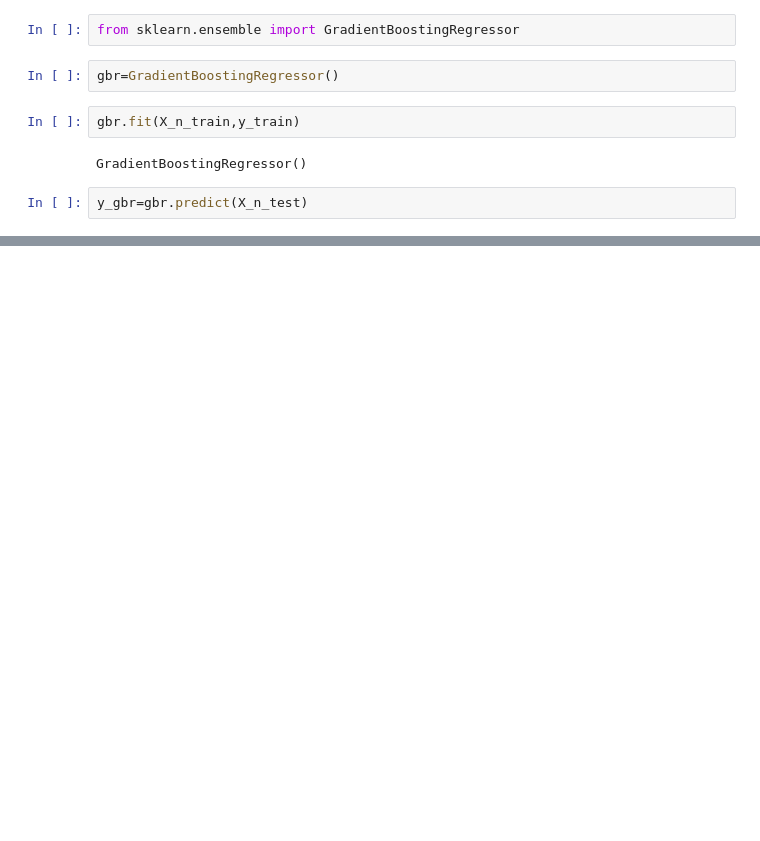
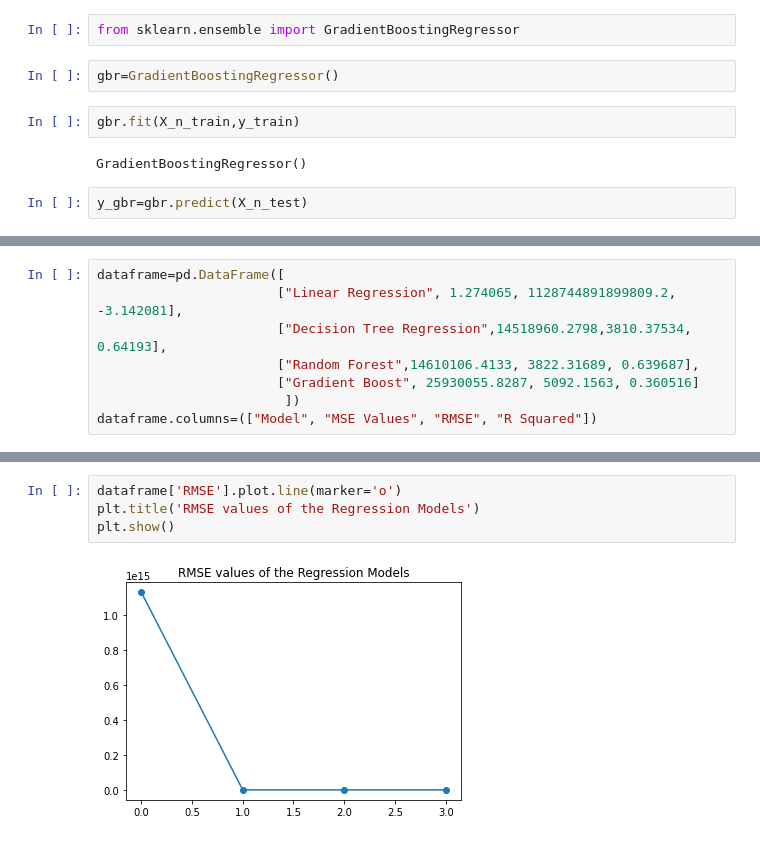
Before and after one commit to smithakishan/projects, a Jupyter notebook: used-car-price-prediction.ipynb, the cells around one changed output, grey strips where cells are left out. Drawn from its saved outputs; the diff is of its cells as text; blank space fills up the shorter version.

```diff
--- a/used-car-price-prediction.ipynb
+++ b/used-car-price-prediction.ipynb
@@ -609,0 +629,8 @@ R Squared =  0.3605166022907331
+# %%
+dataframe=pd.DataFrame([
+                       ["Linear Regression", 1.274065, 1128744891899809.2, -3.142081],
+                       ["Decision Tree Regression",14518960.2798,3810.37534, 0.64193],
+                       ["Random Forest",14610106.4133, 3822.31689, 0.639687],
+                       ["Gradient Boost", 25930055.8287, 5092.1563, 0.360516]
+                        ])
+dataframe.columns=(["Model", "MSE Values", "RMSE", "R Squared"])
@@ -609,0 +645,6 @@ R Squared =  0.3605166022907331
+# %%
+dataframe['RMSE'].plot.line(marker='o')
+plt.title('RMSE values of the Regression Models')
+plt.show()
+# %% [output]
+[figure, added]
```
Also changed, not shown: parts of 22 cells of this notebook.
